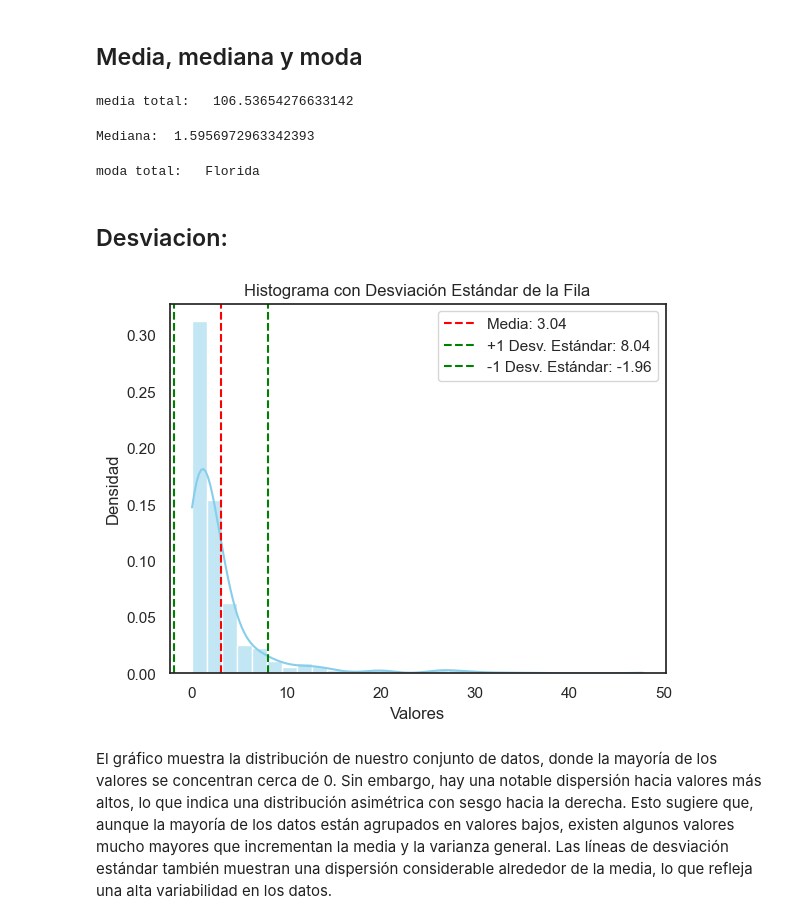
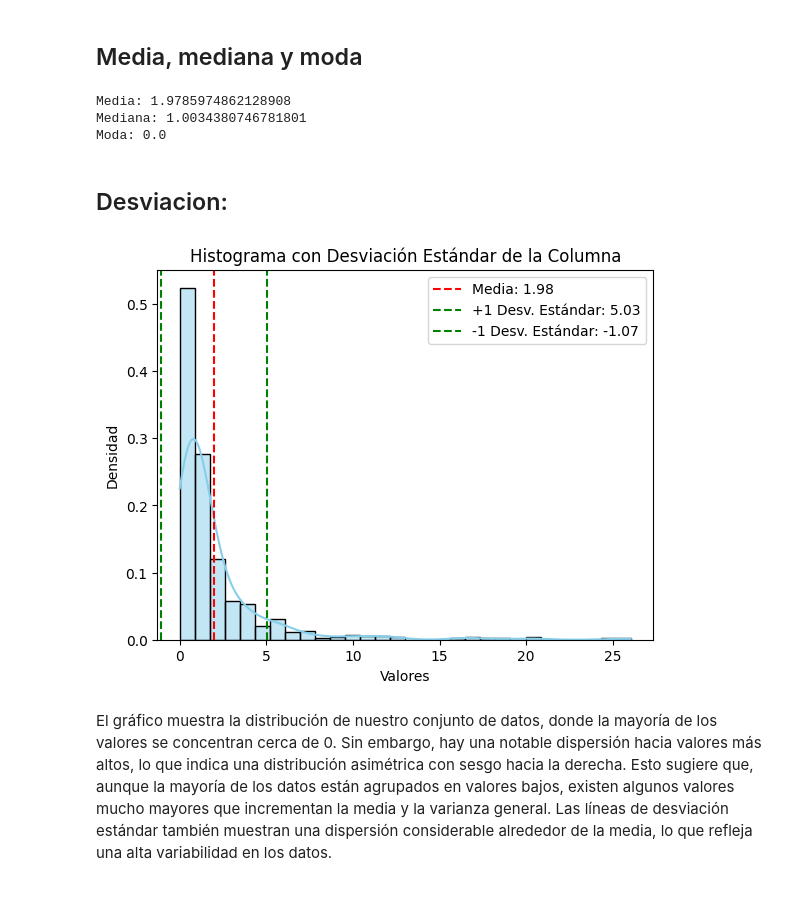
Before and after one commit to psm545/Google-and-Yelp-Recomendaciones-PF-Henry-PT-09, a Jupyter notebook: Demografía.ipynb, the cells around one changed output. Saved outputs shown, nothing was run; the diff lists cells and outputs as text; code cells hidden in the pictures; blank space fills up the shorter version.

```diff
--- a/Demografía.ipynb
+++ b/Demografía.ipynb
@@ -564,50 +544,46 @@ df
 # %% [markdown]
 ## Media, mediana y moda
-# %%
-# Calcular la media de todos los valores del DataFrame
-media_total = df.loc[1].mean().mean()
-print('media total:  ', media_total)
-# %% [output]
-media total:   106.53654276633142
-# %%
-
-mediana_fila = df.loc[1].median()
-
-print('Mediana: ', mediana_fila)
-# %% [output]
-Mediana:  1.5956972963342393
-# %%
-# Aplanar el DataFrame y calcular la moda de todos los valores
-moda_total = pd.Series(df.values.flatten()).mode().iloc[0]
-print('moda total:  ', moda_total)
-# %% [output]
-moda total:   Florida
+# %%
+media = df['porcentaje comunidad asiatica'].mean()
+mediana = df['porcentaje comunidad asiatica'].median()
+moda = df['porcentaje comunidad asiatica'].mode()[0]
+
+print(f"Media: {media}")
+print(f"Mediana: {mediana}")
+print(f"Moda: {moda}")
+# %% [output]
+Media: 1.9785974862128908
+Mediana: 1.0034380746781801
+Moda: 0.0
 # %% [markdown]
 ## Desviacion:
 # %%
 
 
-fila = df.loc[1]
+# Supongamos que tu DataFrame se llama df y la columna es 'porcentaje comunidad asiatica'
+columna = df['porcentaje comunidad asiatica']
 
-# Convertir la fila a una Serie numérica (ignorar posibles valores no numéricos)
-fila_numerica = fila.apply(pd.to_numeric, errors='coerce')
+# Convertir la columna a una Serie numérica (ignorar posibles valores no numéricos)
+columna_numerica = columna.apply(pd.to_numeric, errors='coerce')
 
-media = np.mean(fila_numerica)
-desviacion_estandar = np.std(fila_numerica)
+# Calcular la media y la desviación estándar
+media = np.mean(columna_numerica)
+desviacion_estandar = np.std(columna_numerica)
 
 # Graficar el histograma con la curva de densidad
-sns.histplot(fila_numerica, kde=True, bins=30, color='skyblue', stat='density')
+sns.histplot(columna_numerica, kde=True, bins=30, color='skyblue', stat='density')
 
+# Añadir líneas para la media y desviaciones estándar
 plt.axvline(media, color='red', linestyle='--', label=f'Media: {media:.2f}')
 plt.axvline(media + desviacion_estandar, color='green', linestyle='--', label=f'+1 Desv. Estándar: {media + desviacion_estandar:.2f}')
 plt.axvline(media - desviacion_estandar, color='green', linestyle='--', label=f'-1 Desv. Estándar: {media - desviacion_estandar:.2f}')
 
-plt.title('Histograma con Desviación Estándar de la Fila')
+plt.title('Histograma con Desviación Estándar de la Columna')
 plt.xlabel('Valores')
 plt.ylabel('Densidad')
 plt.legend()
 plt.show()
 # %% [output]
-[figure, old version]
+[figure, new version]
 # %% [markdown]
 El gráfico muestra la distribución de nuestro conjunto de datos, donde la mayoría de los valores se concentran cerca de 0. Sin embargo, hay una notable dispersión hacia valores más altos, lo que indica una distribución asimétrica con sesgo hacia la derecha. Esto sugiere que, aunque la mayoría de los datos están agrupados en valores bajos, existen algunos valores mucho mayores que incrementan la media y la varianza general. Las líneas de desviación estándar también muestran una dispersión considerable alrededor de la media, lo que refleja una alta variabilidad en los datos.
```
Also changed, not shown: parts of 18 cells of this notebook.
